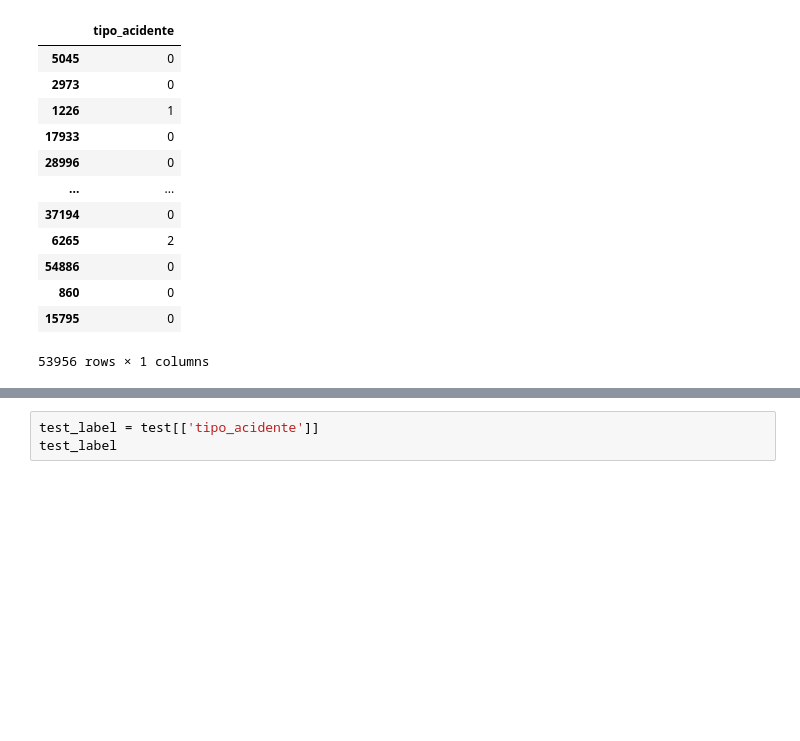
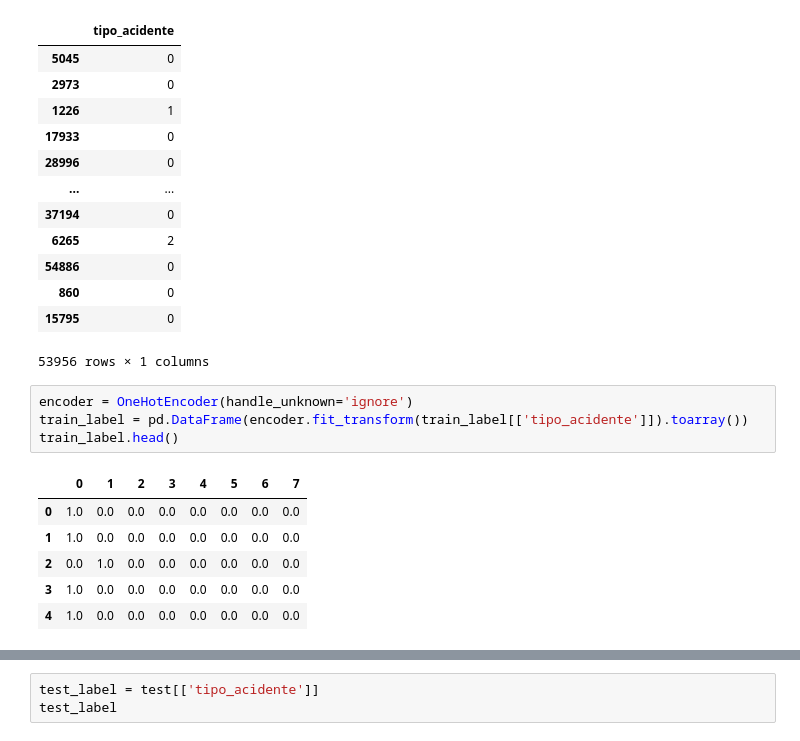
Before and after one commit to Carisk/Carisk-backend, a Jupyter notebook: docs/model.ipynb, the cells around one changed output, grey strips where cells are left out. Saved outputs shown, nothing was run; the diff lists cells and outputs as text; blank space fills up the shorter version.

Commit message:
Adding one hot encoder in outputs

```diff
--- a/docs/model.ipynb
+++ b/docs/model.ipynb
@@ -68,6 +69,17 @@ train_label
 | 860 | 0 |
 | 15795 | 0 |
 53956 rows × 1 columns
+# %%
+encoder = OneHotEncoder(handle_unknown='ignore')
+train_label = pd.DataFrame(encoder.fit_transform(train_label[['tipo_acidente']]).toarray())
+train_label.head()
+# %% [output]
+|  | 0 | 1 | 2 | 3 | 4 | 5 | 6 | 7 |
+| 0 | 1.0 | 0.0 | 0.0 | 0.0 | 0.0 | 0.0 | 0.0 | 0.0 |
+| 1 | 1.0 | 0.0 | 0.0 | 0.0 | 0.0 | 0.0 | 0.0 | 0.0 |
+| 2 | 0.0 | 1.0 | 0.0 | 0.0 | 0.0 | 0.0 | 0.0 | 0.0 |
+| 3 | 1.0 | 0.0 | 0.0 | 0.0 | 0.0 | 0.0 | 0.0 | 0.0 |
+| 4 | 1.0 | 0.0 | 0.0 | 0.0 | 0.0 | 0.0 | 0.0 | 0.0 |
 # %%
 train = train[['dia_semana', 'uf', 'fase_dia', 'condicao_metereologica', 'latitude', 'longitude']]
 train
```
Also changed, not shown: parts of 10 cells of this notebook.
